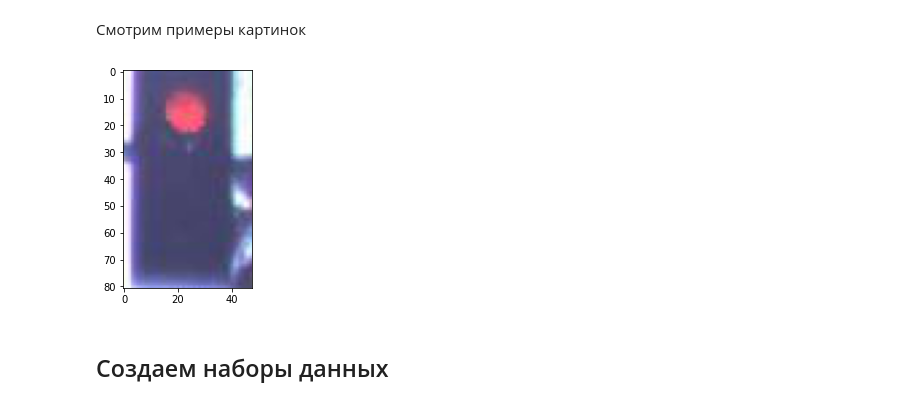
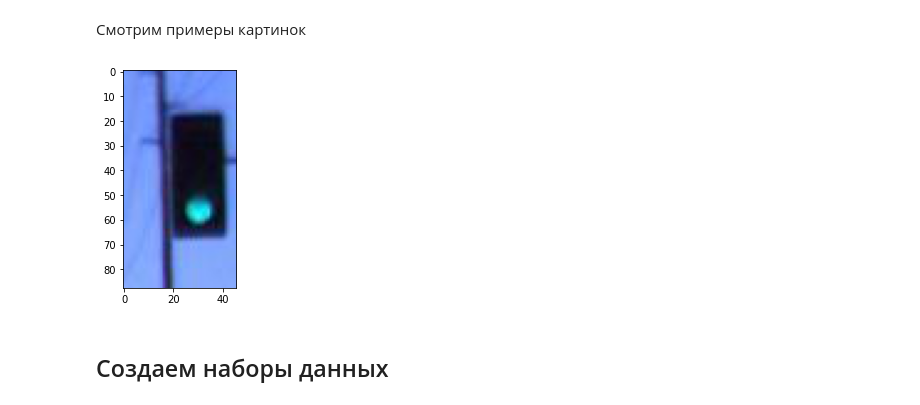
Before and after one commit to svwk/hackathon1, a Jupyter notebook: ml_engineering.ipynb, the cells around one changed output. Drawn from its saved outputs; the diff is of its cells as text; code cells hidden in the pictures.

```diff
--- a/ml_engineering.ipynb
+++ b/ml_engineering.ipynb
@@ -90,12 +90,12 @@ test_path='test_cut'
 # %% [markdown]
 Смотрим примеры картинок
 # %%
-img_path = f'{train_path}/red/ds1_pic1349.jpg'
+img_path = f'{train_path}/green/green_10.jpg'
 img = image.load_img(img_path)
 plt.imshow(img)
 plt.show()
 # %% [output]
-[figure, old version]
+[figure, new version]
 # %% [markdown]
 ## Создаем наборы данных
 # %% [markdown]
```
Also changed, not shown: parts of 22 cells of this notebook.
